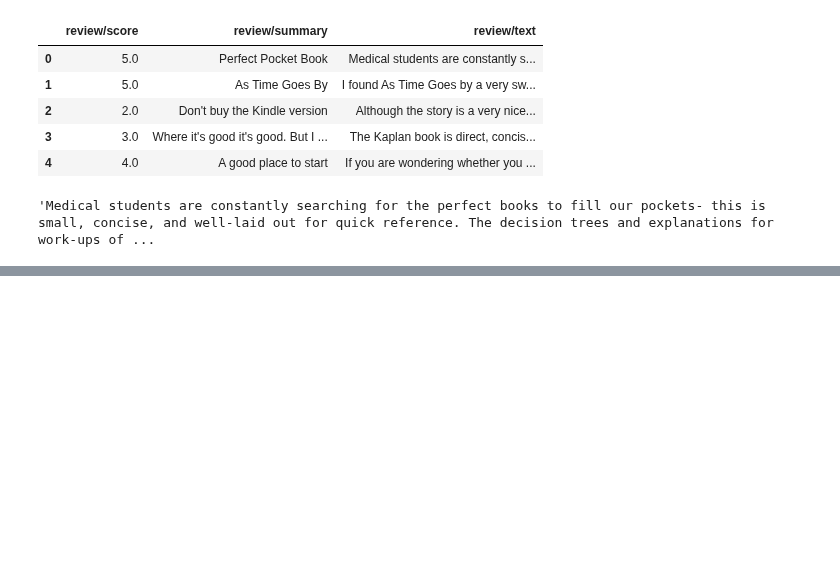
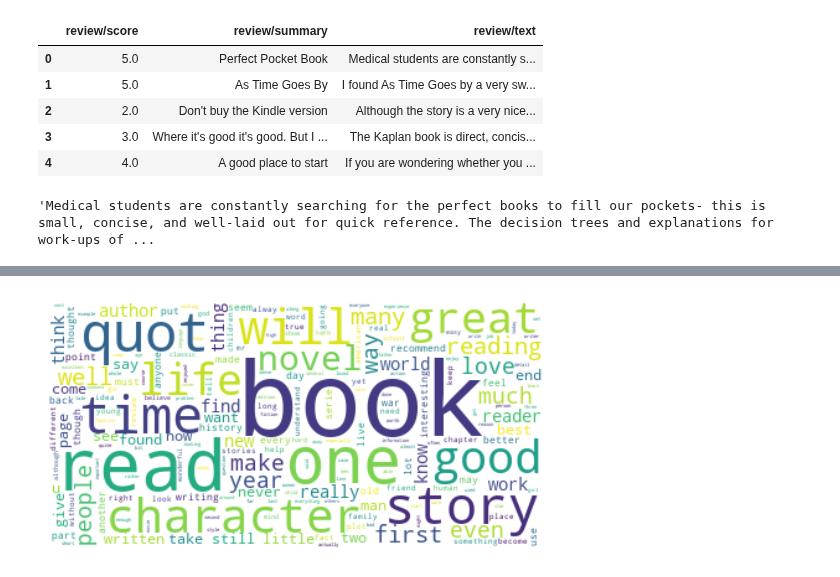
Before and after one commit to XinnGuan/DST_Assessment2, a Jupyter notebook: Xin/Untitled.ipynb, the cells around one changed output, grey strips where cells are left out. Saved outputs shown, nothing was run; the diff lists cells and outputs as text; code cells hidden in the pictures; blank space fills up the shorter version.

```diff
--- a/Xin/Untitled.ipynb
+++ b/Xin/Untitled.ipynb
@@ -99,0 +101,2 @@ fig.show()
+# %%
+subsetData = subsetData.rename(columns={'review/score': 'score', 'review/summary': 'summary','review/text':'text'})
@@ -99,0 +112,23 @@ fig.show()
+# %%
+comment_words = ''
+
+for val in subsetData.text:
+    # typecaste each val to string
+    val = str(val)
+
+    # split the value
+    tokens = val.split()
+
+    # Converts each token into lowercase
+    for i in range(len(tokens)):
+        tokens[i] = tokens[i].lower()
+
+    comment_words += " ".join(tokens)+" "
+# %%
+word_cloud = WordCloud(collocations = False, background_color = 'white').generate(comment_words)
+# %%
+plt.imshow(word_cloud, interpolation='bilinear')
+plt.axis("off")
+plt.show()
+# %% [output]
+[figure, added]
```
Also changed, not shown: parts of 4 cells of this notebook.
